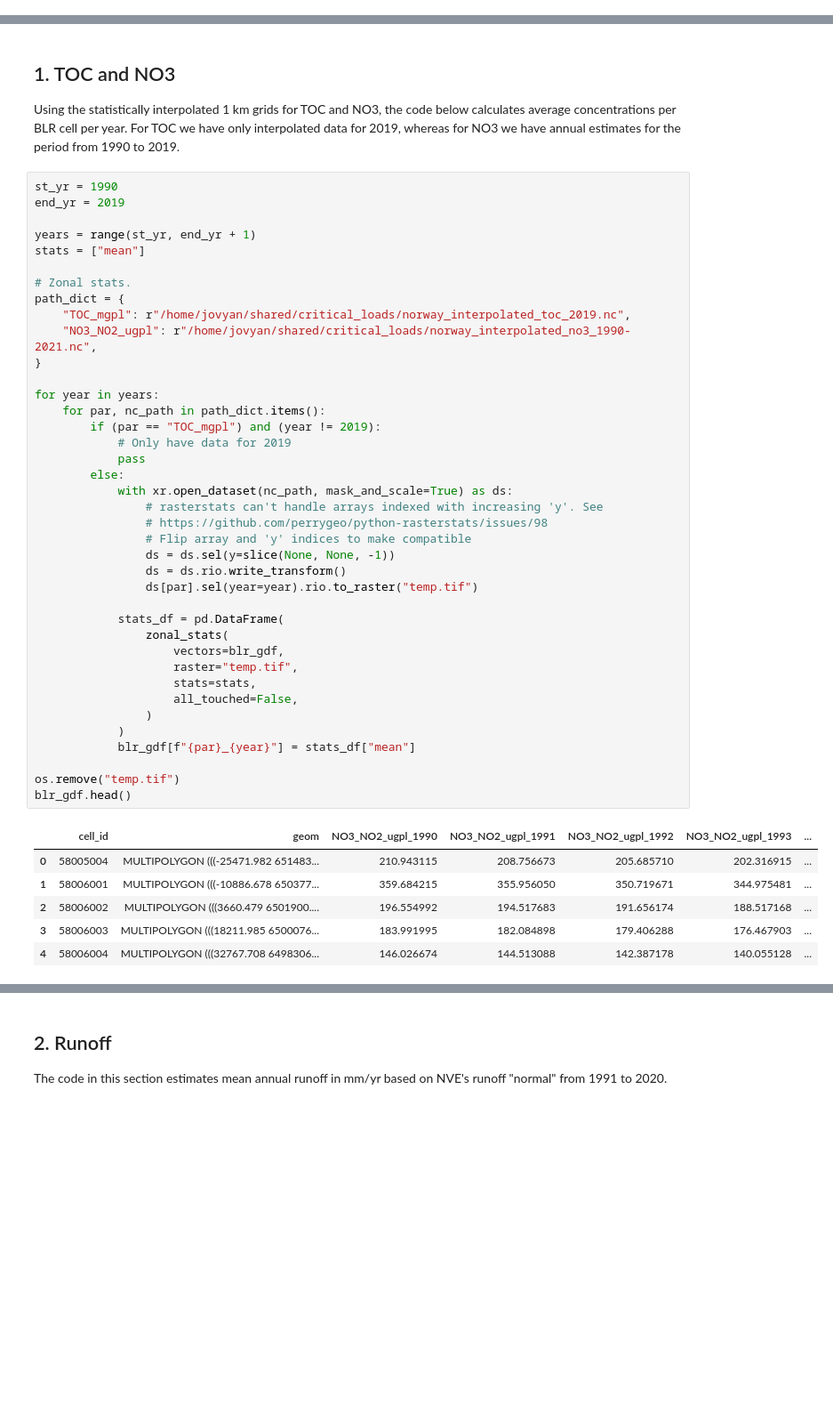
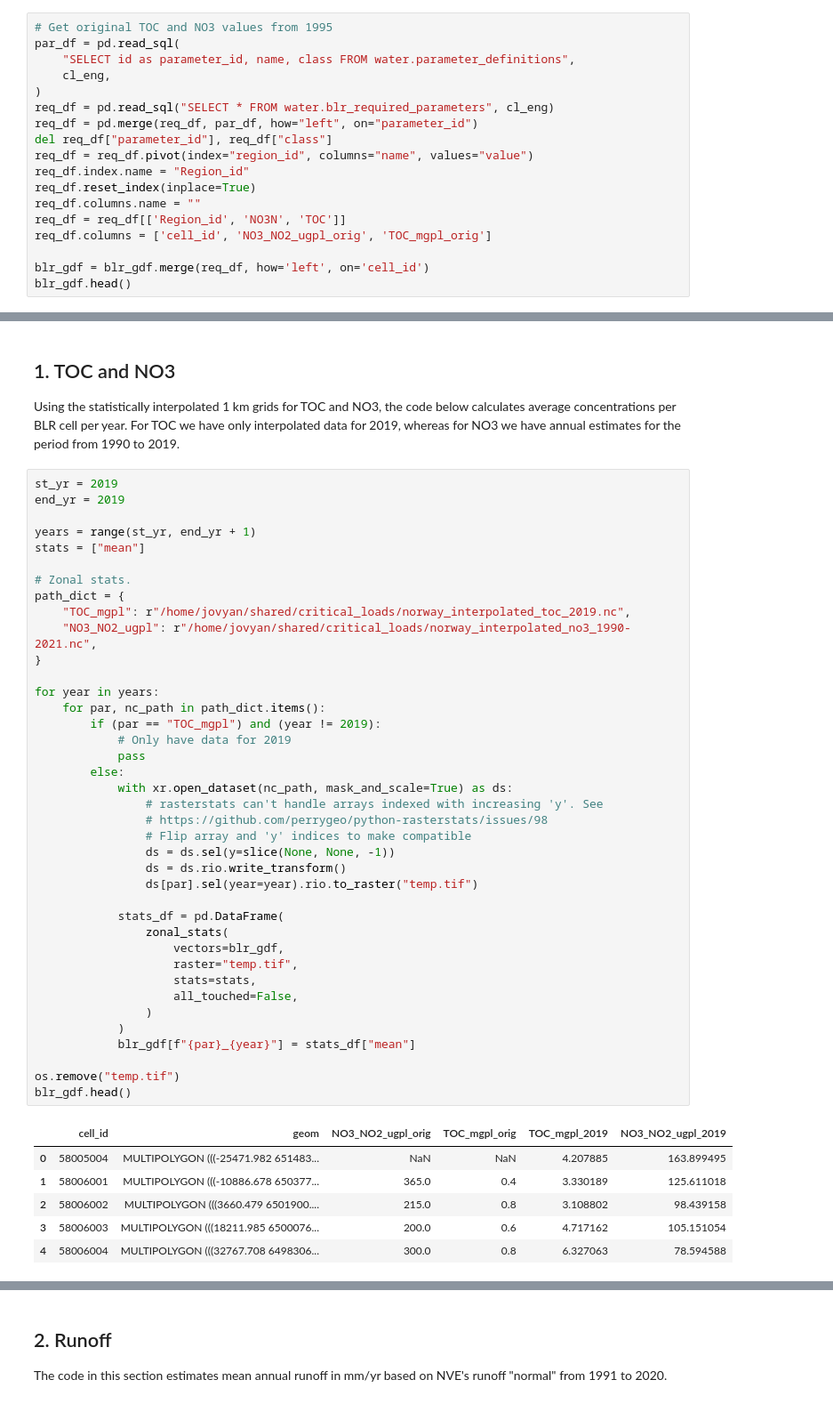
Before and after one commit to JamesSample/critical_loads_2, a Jupyter notebook: notebooks/gams_spatial_temporal_interp/02d_blr_summaries.ipynb, the cells around one changed output, grey strips where cells are left out. Shown at 89% size. Saved outputs shown, nothing was run; the diff lists cells and outputs as text; blank space fills up the shorter version.

```diff
--- a/notebooks/gams_spatial_temporal_interp/02d_blr_summaries.ipynb
+++ b/notebooks/gams_spatial_temporal_interp/02d_blr_summaries.ipynb
@@ -41,3 +41,21 @@ blr_gdf.head()
 | 2 | 58006002 | MULTIPOLYGON (((3660.479 6501900.... |
 | 3 | 58006003 | MULTIPOLYGON (((18211.985 6500076... |
 | 4 | 58006004 | MULTIPOLYGON (((32767.708 6498306... |
+# %%
+# Get original TOC and NO3 values from 1995
+par_df = pd.read_sql(
+    "SELECT id as parameter_id, name, class FROM water.parameter_definitions",
+    cl_eng,
+)
+req_df = pd.read_sql("SELECT * FROM water.blr_required_parameters", cl_eng)
+req_df = pd.merge(req_df, par_df, how="left", on="parameter_id")
+del req_df["parameter_id"], req_df["class"]
+req_df = req_df.pivot(index="region_id", columns="name", values="value")
+req_df.index.name = "Region_id"
+req_df.reset_index(inplace=True)
+req_df.columns.name = ""
+req_df = req_df[['Region_id', 'NO3N', 'TOC']]
+req_df.columns = ['cell_id', 'NO3_NO2_ugpl_orig', 'TOC_mgpl_orig']
+
+blr_gdf = blr_gdf.merge(req_df, how='left', on='cell_id')
+blr_gdf.head()
@@ -46,7 +71,7 @@ blr_gdf.head()
 
 Using the statistically interpolated 1 km grids for TOC and NO3, the code below calculates average concentrations per BLR cell per year. For TOC we have only interpolated data for 2019, whereas for NO3 we have annual estimates for the period from 1990 to 2019.
 # %%
-st_yr = 1990
+st_yr = 2019
 end_yr = 2019
 
 years = range(st_yr, end_yr + 1)
@@ -58,36 +83,36 @@ path_dict = {
     "NO3_NO2_ugpl": r"/home/jovyan/shared/critical_loads/norway_interpolated_no3_1990-2021.nc",
 }
 
 for year in years:
     for par, nc_path in path_dict.items():
         if (par == "TOC_mgpl") and (year != 2019):
             # Only have data for 2019
             pass
         else:
             with xr.open_dataset(nc_path, mask_and_scale=True) as ds:
                 # rasterstats can't handle arrays indexed with increasing 'y'. See
                 # https://github.com/perrygeo/python-rasterstats/issues/98
                 # Flip array and 'y' indices to make compatible
                 ds = ds.sel(y=slice(None, None, -1))
                 ds = ds.rio.write_transform()
                 ds[par].sel(year=year).rio.to_raster("temp.tif")
 
             stats_df = pd.DataFrame(
                 zonal_stats(
                     vectors=blr_gdf,
                     raster="temp.tif",
                     stats=stats,
                     all_touched=False,
                 )
             )
             blr_gdf[f"{par}_{year}"] = stats_df["mean"]
 
 os.remove("temp.tif")
 blr_gdf.head()
 # %% [output]
-|  | cell_id | geom | NO3_NO2_ugpl_1990 | NO3_NO2_ugpl_1991 | NO3_NO2_ugpl_1992 | NO3_NO2_ugpl_1993 | ... |
-| 0 | 58005004 | MULTIPOLYGON (((-25471.982 651483... | 210.943115 | 208.756673 | 205.685710 | 202.316915 | ... |
-| 1 | 58006001 | MULTIPOLYGON (((-10886.678 650377... | 359.684215 | 355.956050 | 350.719671 | 344.975481 | ... |
-| 2 | 58006002 | MULTIPOLYGON (((3660.479 6501900.... | 196.554992 | 194.517683 | 191.656174 | 188.517168 | ... |
-| 3 | 58006003 | MULTIPOLYGON (((18211.985 6500076... | 183.991995 | 182.084898 | 179.406288 | 176.467903 | ... |
-| 4 | 58006004 | MULTIPOLYGON (((32767.708 6498306... | 146.026674 | 144.513088 | 142.387178 | 140.055128 | ... |
+|  | cell_id | geom | NO3_NO2_ugpl_orig | TOC_mgpl_orig | TOC_mgpl_2019 | NO3_NO2_ugpl_2019 |
+| 0 | 58005004 | MULTIPOLYGON (((-25471.982 651483... | NaN | NaN | 4.207885 | 163.899495 |
+| 1 | 58006001 | MULTIPOLYGON (((-10886.678 650377... | 365.0 | 0.4 | 3.330189 | 125.611018 |
+| 2 | 58006002 | MULTIPOLYGON (((3660.479 6501900.... | 215.0 | 0.8 | 3.108802 | 98.439158 |
+| 3 | 58006003 | MULTIPOLYGON (((18211.985 6500076... | 200.0 | 0.6 | 4.717162 | 105.151054 |
+| 4 | 58006004 | MULTIPOLYGON (((32767.708 6498306... | 300.0 | 0.8 | 6.327063 | 78.594588 |
```
Also changed, not shown: parts of 5 cells of this notebook, 2 other files.
